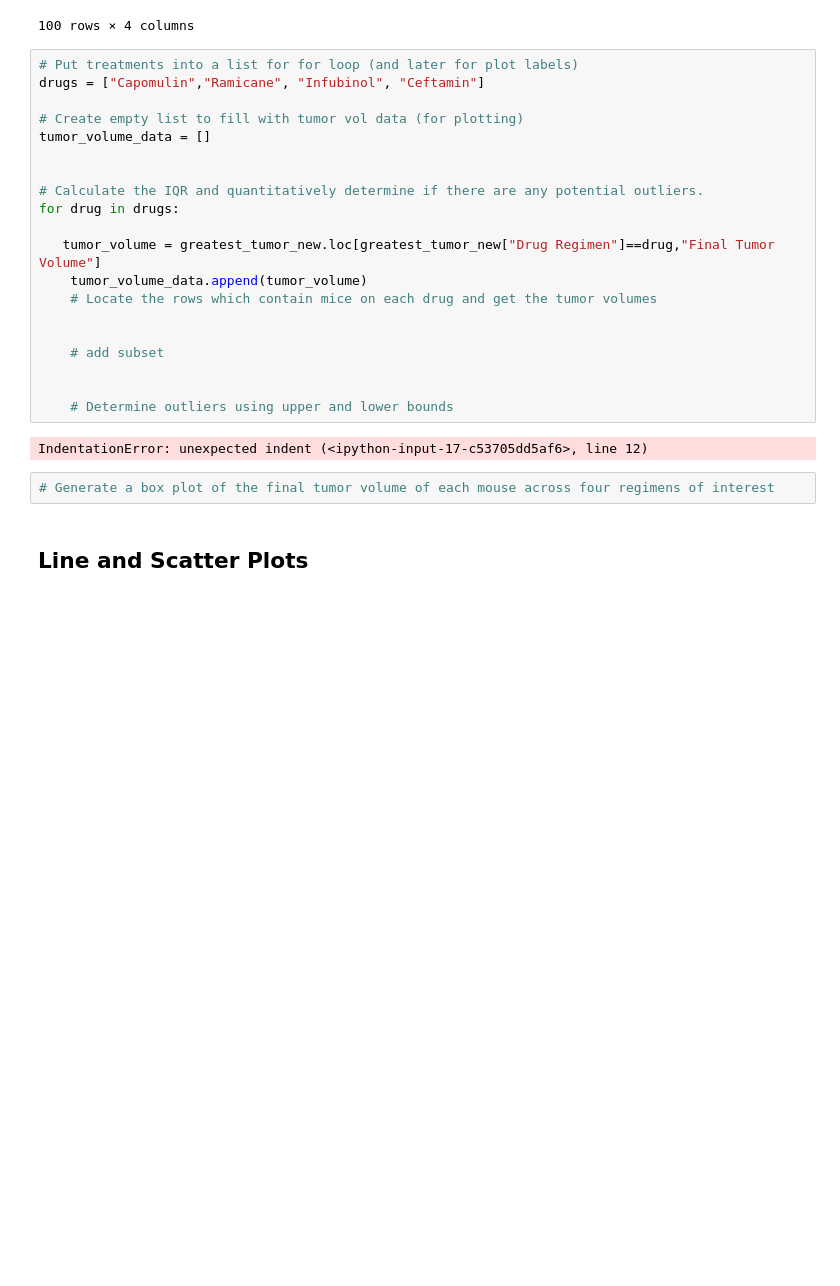
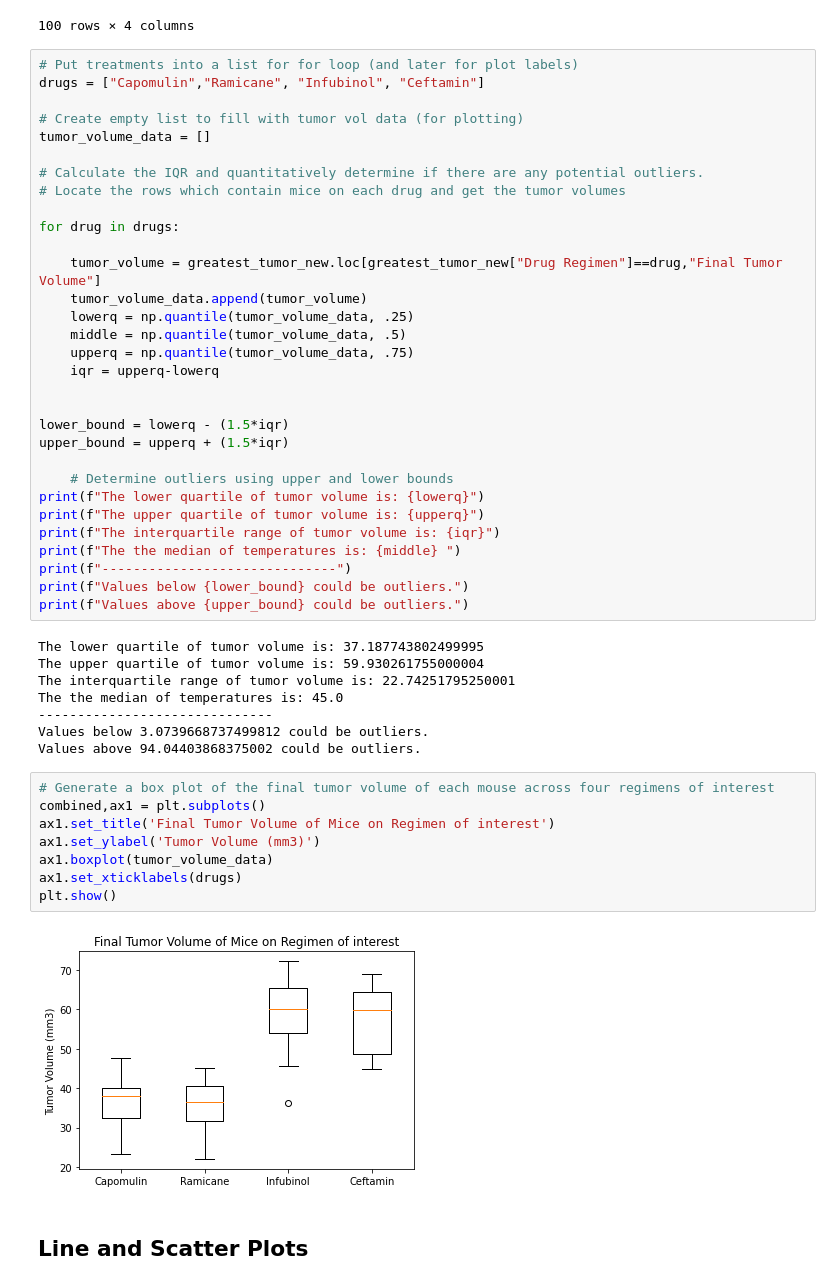
Before and after one commit to cchitec/matplotlib_challenge, a Jupyter notebook: Pymaceuticals/pymaceuticals_starter.ipynb, the cells around one changed output. Cells and saved outputs as stored; diff of their text form; blank space fills up the shorter version.

Commit message:
Quartiles..

```diff
--- a/Pymaceuticals/pymaceuticals_starter.ipynb
+++ b/Pymaceuticals/pymaceuticals_starter.ipynb
@@ -267,23 +267,48 @@ drugs = ["Capomulin","Ramicane", "Infubinol", "Ceftamin"]
 # Create empty list to fill with tumor vol data (for plotting)
 tumor_volume_data = []
 
+# Calculate the IQR and quantitatively determine if there are any potential outliers.
+# Locate the rows which contain mice on each drug and get the tumor volumes
 
-# Calculate the IQR and quantitatively determine if there are any potential outliers.
 for drug in drugs:
 
-   tumor_volume = greatest_tumor_new.loc[greatest_tumor_new["Drug Regimen"]==drug,"Final Tumor Volume"]
+    tumor_volume = greatest_tumor_new.loc[greatest_tumor_new["Drug Regimen"]==drug,"Final Tumor Volume"]
     tumor_volume_data.append(tumor_volume)
-    # Locate the rows which contain mice on each drug and get the tumor volumes
+    lowerq = np.quantile(tumor_volume_data, .25)
+    middle = np.quantile(tumor_volume_data, .5)
+    upperq = np.quantile(tumor_volume_data, .75)
+    iqr = upperq-lowerq
 
 
-    # add subset
-
+lower_bound = lowerq - (1.5*iqr)
+upper_bound = upperq + (1.5*iqr)
 
     # Determine outliers using upper and lower bounds
+print(f"The lower quartile of tumor volume is: {lowerq}")
+print(f"The upper quartile of tumor volume is: {upperq}")
+print(f"The interquartile range of tumor volume is: {iqr}")
+print(f"The the median of temperatures is: {middle} ")
+print(f"------------------------------")
+print(f"Values below {lower_bound} could be outliers.")
+print(f"Values above {upper_bound} could be outliers.")
 # %% [output]
-IndentationError: unexpected indent (<ipython-input-17-c53705dd5af6>, line 12)
+The lower quartile of tumor volume is: 37.187743802499995
+The upper quartile of tumor volume is: 59.930261755000004
+The interquartile range of tumor volume is: 22.74251795250001
+The the median of temperatures is: 45.0
+------------------------------
+Values below 3.0739668737499812 could be outliers.
+Values above 94.04403868375002 could be outliers.
 # %%
 # Generate a box plot of the final tumor volume of each mouse across four regimens of interest
+combined,ax1 = plt.subplots()
+ax1.set_title('Final Tumor Volume of Mice on Regimen of interest')
+ax1.set_ylabel('Tumor Volume (mm3)')
+ax1.boxplot(tumor_volume_data)
+ax1.set_xticklabels(drugs)
+plt.show()
+# %% [output]
+[figure, added]
 # %% [markdown]
 ## Line and Scatter Plots
 # %%
```
Also changed, not shown: parts of 1 cell of this notebook.
